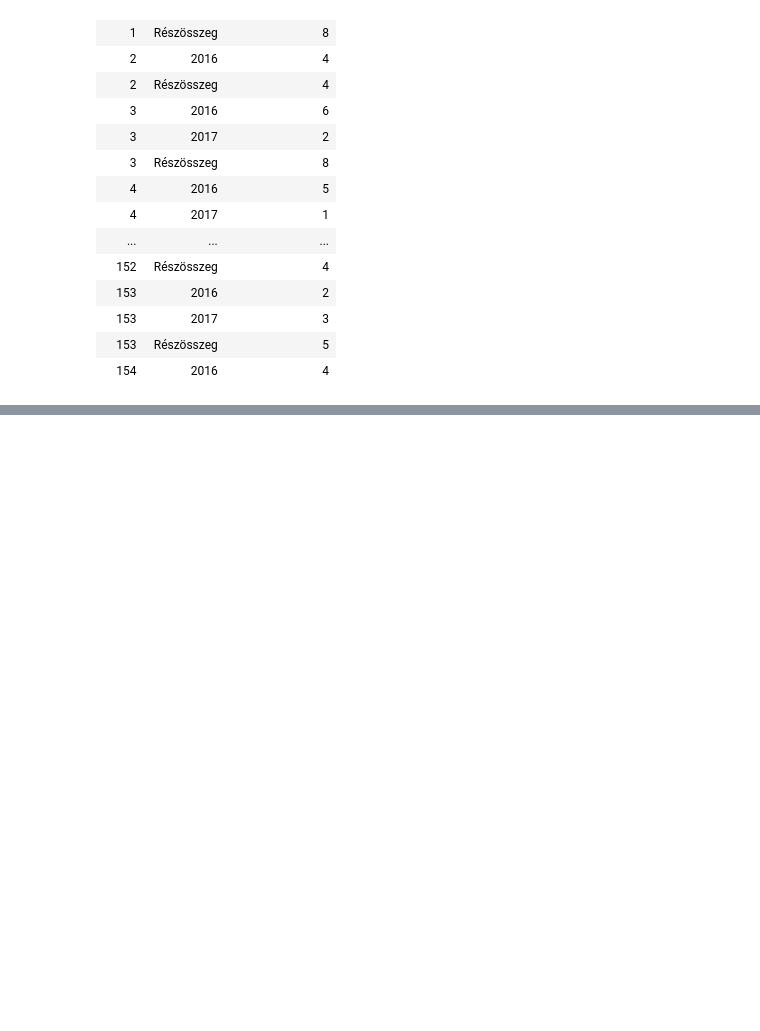
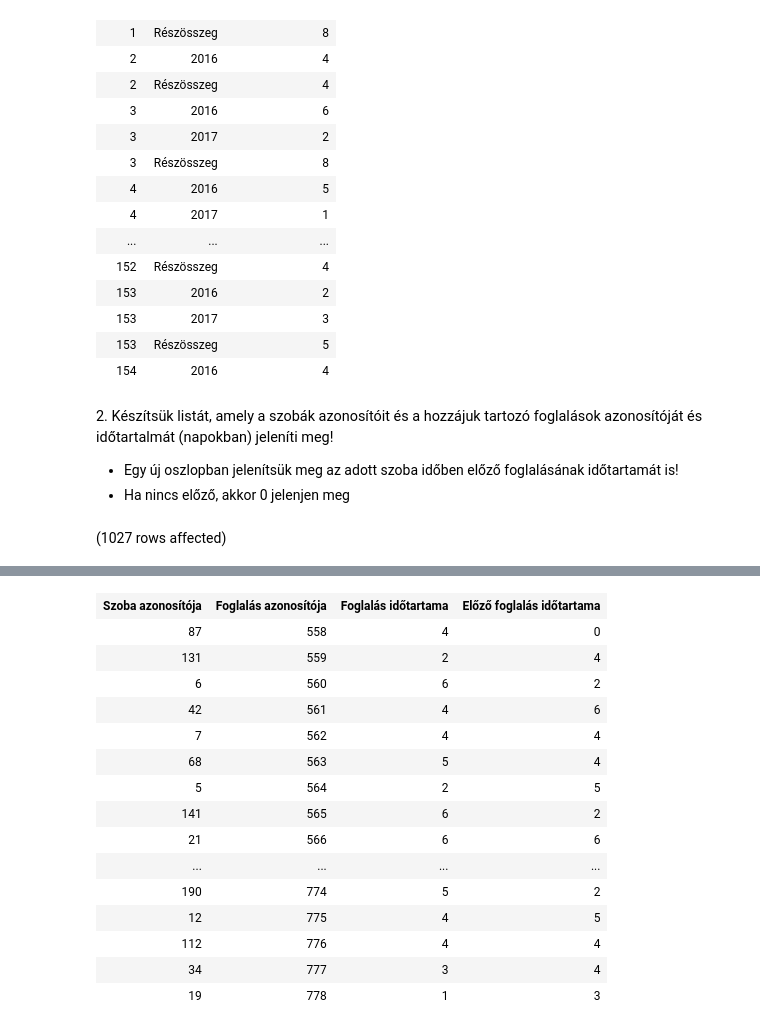
Before and after one commit to Cola39/GXH81K_adatbazis_zh2, a Jupyter notebook: GXH81K_adatbazis_zh2.ipynb, the cells around one changed output, grey strips where cells are left out. Saved outputs shown, nothing was run; the diff lists cells and outputs as text; code cells hidden in the pictures; blank space fills up the shorter version.

```diff
--- a/GXH81K_adatbazis_zh2.ipynb
+++ b/GXH81K_adatbazis_zh2.ipynb
@@ -29,3 +29,15 @@ Total execution time: 00:00:00.013
 | 153 | 2017 | 3 |
 | 153 | Részösszeg | 5 |
 | 154 | 2016 | 4 |
+# %% [markdown]
+<span style="background-color: rgb(255, 255, 255); color: rgb(0, 0, 0); font-family: &quot;Open Sans&quot;, sans-serif; font-size: 14.44px;">2\. Készítsük listát, amely a szobák azonosítóit és a hozzájuk tartozó foglalások azonosítóját és időtartalmát (napokban) jeleníti meg!</span>
+
+- Egy új oszlopban jelenítsük meg az adott szoba időben előző foglalásának időtartamát is!
+- Ha nincs előző, akkor 0 jelenjen meg
+# %%
+SELECT SZOBA_FK AS 'Szoba azonosítója', FOGLALAS_PK AS 'Foglalás azonosítója',
+        DATEDIFF(DAY, METTOL, MEDDIG) AS 'Foglalás időtartama',
+        LAG(DATEDIFF(DAY, METTOL, MEDDIG),1,0) OVER(ORDER BY METTOL) AS 'Előző foglalás időtartama'
+FROM Foglalas
+# %% [output]
+(1027 rows affected)
@@ -31,0 +45,16 @@ Total execution time: 00:00:00.013
+| Szoba azonosítója | Foglalás azonosítója | Foglalás időtartama | Előző foglalás időtartama |
+| 87 | 558 | 4 | 0 |
+| 131 | 559 | 2 | 4 |
+| 6 | 560 | 6 | 2 |
+| 42 | 561 | 4 | 6 |
+| 7 | 562 | 4 | 4 |
+| 68 | 563 | 5 | 4 |
+| 5 | 564 | 2 | 5 |
+| 141 | 565 | 6 | 2 |
+| 21 | 566 | 6 | 6 |
+| ... | ... | ... | ... |
+| 190 | 774 | 5 | 2 |
+| 12 | 775 | 4 | 5 |
+| 112 | 776 | 4 | 4 |
+| 34 | 777 | 3 | 4 |
+| 19 | 778 | 1 | 3 |
```
Also changed, not shown: parts of 1 cell of this notebook.
